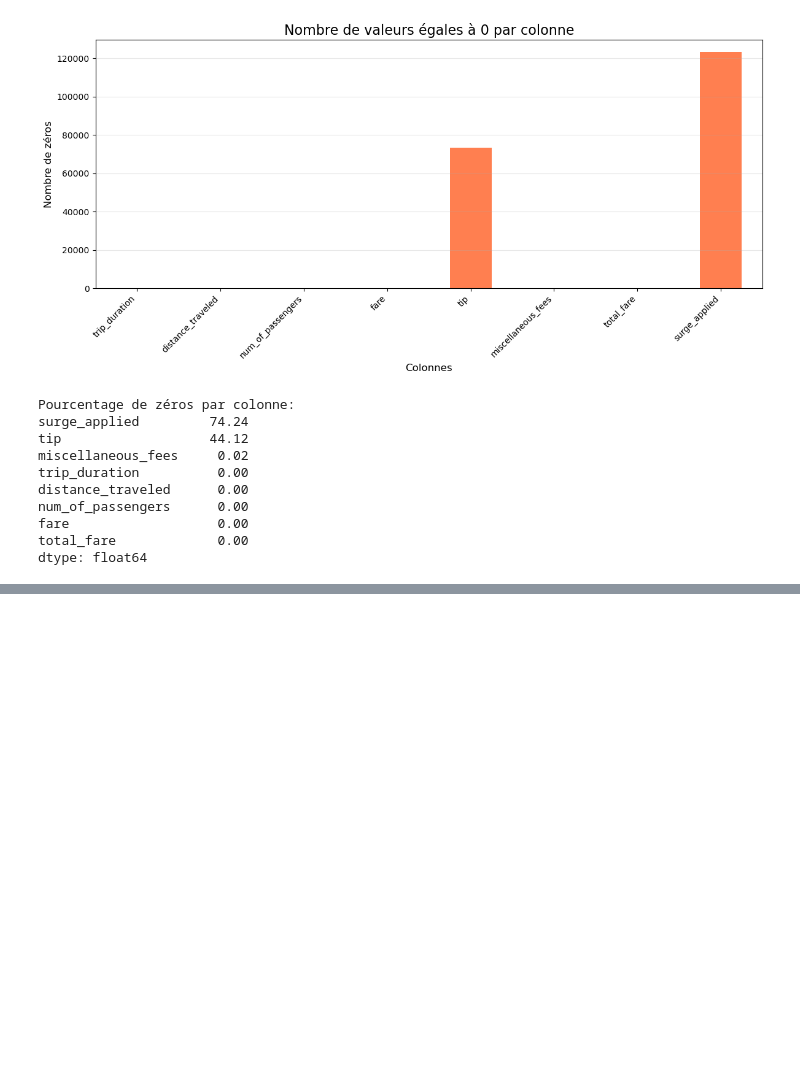
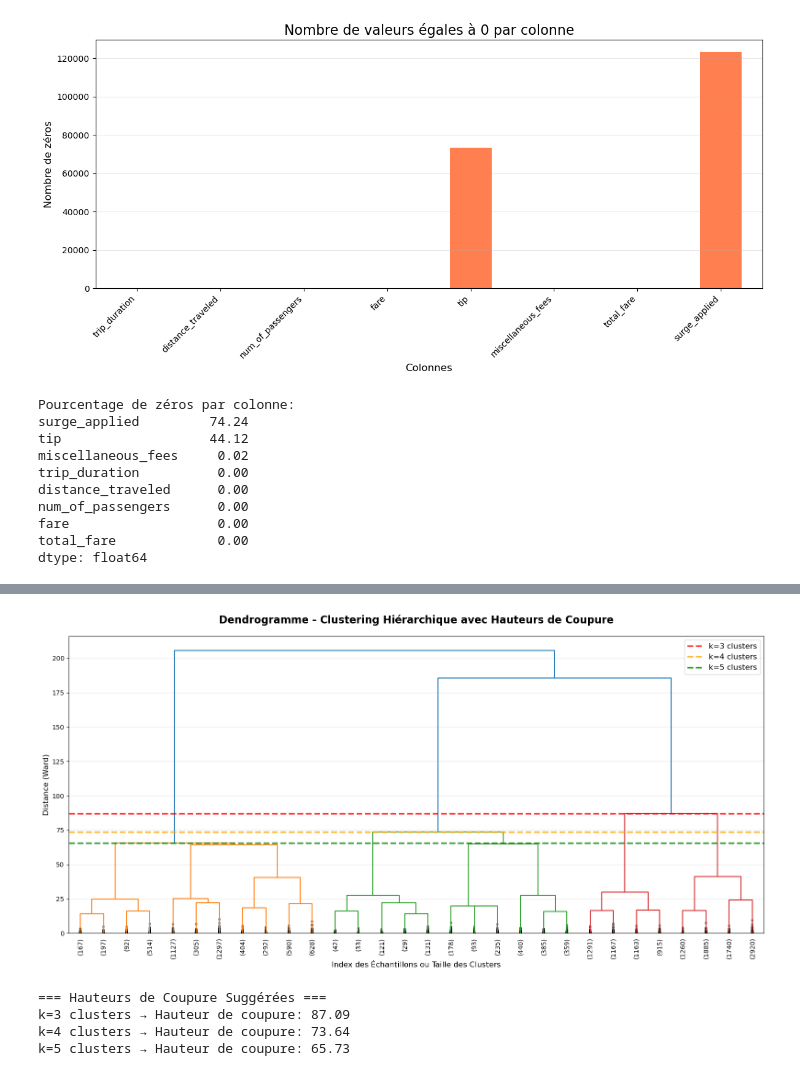
Before and after one commit to Hafaiedh-Habib/Machine-Learning-Project, a Jupyter notebook: Projet.ipynb, the cells around one changed output, grey strips where cells are left out. Cells and saved outputs as stored; diff of their text form; code cells hidden in the pictures; blank space fills up the shorter version.

```diff
--- a/Projet.ipynb
+++ b/Projet.ipynb
@@ -704,0 +779,44 @@ df_scaled.describe()
+# %%
+# Tracer le dendrogramme avec différentes hauteurs de coupure
+plt.figure(figsize=(16, 8))
+
+dendrogram(
+    Z,
+    truncate_mode='lastp',
+    p=30,
+    leaf_rotation=90,
+    leaf_font_size=10,
+    show_contracted=True
+)
+
+plt.title('Dendrogramme - Clustering Hiérarchique avec Hauteurs de Coupure',
+          fontsize=16, fontweight='bold', pad=20)
+plt.xlabel('Index des Échantillons ou Taille des Clusters', fontsize=12)
+plt.ylabel('Distance (Ward)', fontsize=12)
+
+# Ajouter des lignes de coupure pour différents k
+colors = ['red', 'orange', 'green']
+labels = ['k=3 clusters', 'k=4 clusters', 'k=5 clusters']
+
+# Calculer les hauteurs automatiquement
+last_merges = Z[-10:, 2]  # 10 dernières distances de fusion
+heights = [last_merges[-3], last_merges[-4], last_merges[-5]]
+
+for height, color, label in zip(heights, colors, labels):
+    plt.axhline(y=height, color=color, linestyle='--', linewidth=2.5,
+                label=label, alpha=0.8)
+
+plt.legend(fontsize=12, loc='upper right')
+plt.grid(True, alpha=0.3, axis='y')
+plt.tight_layout()
+plt.show()
+
+print("\n=== Hauteurs de Coupure Suggérées ===")
+for k, height in zip([3, 4, 5], heights):
+    print(f"k={k} clusters → Hauteur de coupure: {height:.2f}")
+# %% [output]
+[figure, added]
+=== Hauteurs de Coupure Suggérées ===
+k=3 clusters → Hauteur de coupure: 87.09
+k=4 clusters → Hauteur de coupure: 73.64
+k=5 clusters → Hauteur de coupure: 65.73
```
Also changed, not shown: parts of 15 cells of this notebook.
